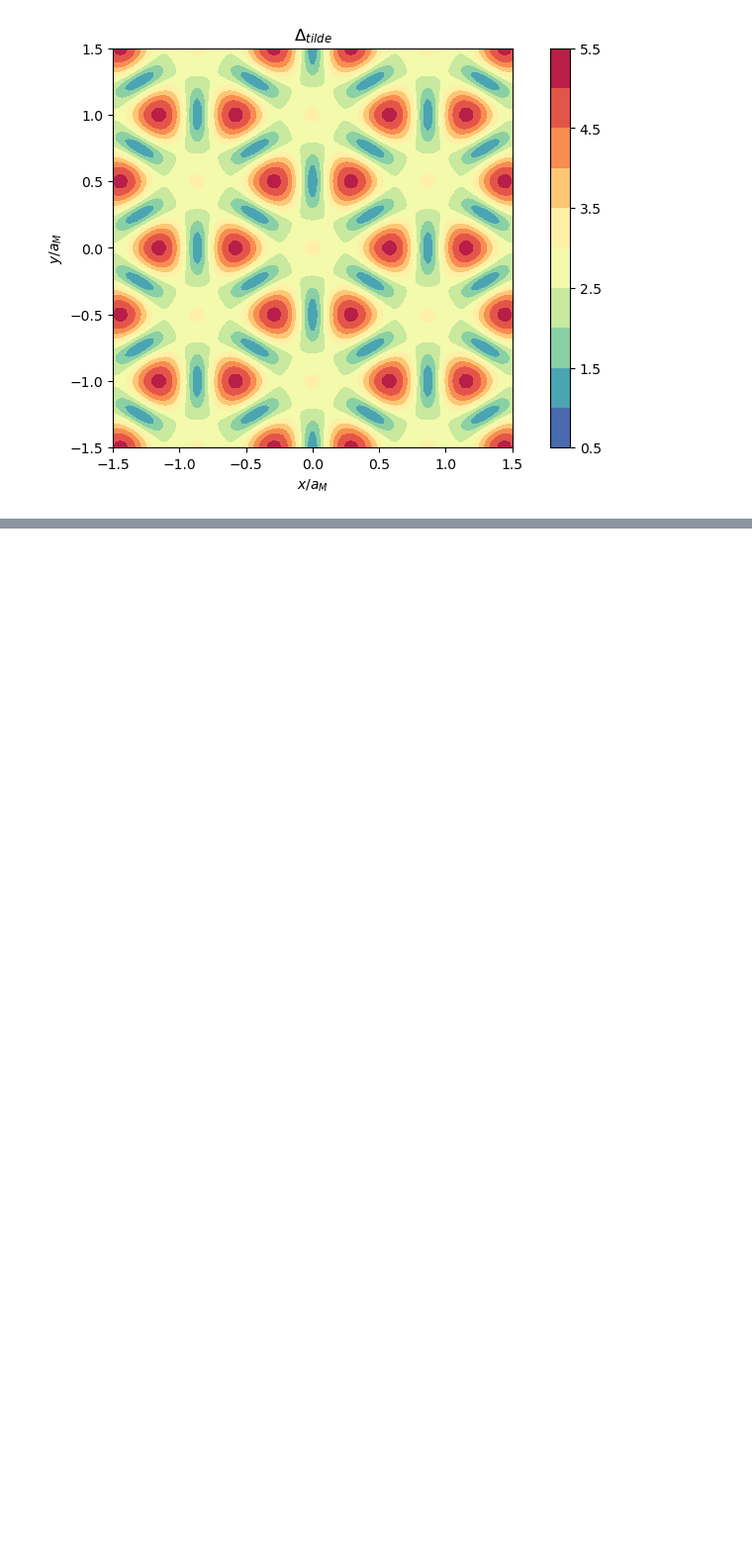
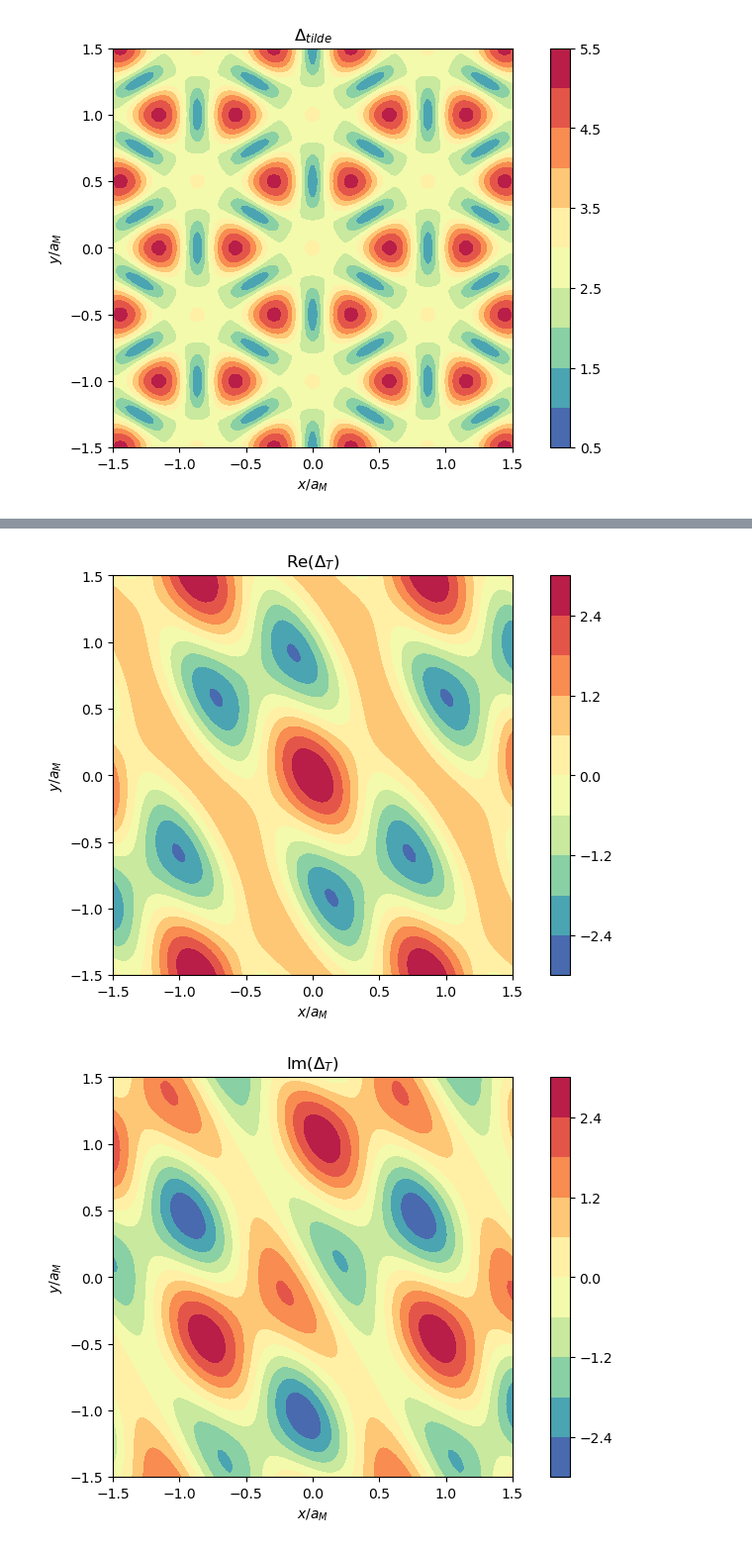
Before and after one commit to DaanTimmers/DT_Part_III_Project, a Jupyter notebook: Effective field plots.ipynb, the cells around one changed output, grey strips where cells are left out. Shown: that part at 99% size. Saved outputs shown, nothing was run; the diff lists cells and outputs as text; code cells hidden in the pictures; blank space fills up the shorter version.

```diff
--- a/Effective field plots.ipynb
+++ b/Effective field plots.ipynb
@@ -161,0 +188,34 @@ plt.show()
+# %%
+# Plots of \Delta_T: real part, imaginary part, magnitude
+fig, ax = plt.subplots(layout='constrained')
+
+ax.set_aspect('equal')
+ax.set_title('Re($\Delta_T$)')
+ax.set_xlabel('$x/a_M$')
+ax.set_ylabel('$y/a_M$')
+contours = ax.contourf(x, y, np.real(Del_T), levels=9, cmap='Spectral_r')
+cbar = fig.colorbar(contours)
+plt.show()
+
+fig, ax = plt.subplots(layout='constrained')
+
+ax.set_aspect('equal')
+ax.set_title('Im($\Delta_T$)')
+ax.set_xlabel('$x/a_M$')
+ax.set_ylabel('$y/a_M$')
+contours = ax.contourf(x, y, np.imag(Del_T), levels=9, cmap='Spectral_r')
+cbar = fig.colorbar(contours)
+plt.show()
+
+fig, ax = plt.subplots(layout='constrained')
+
+ax.set_aspect('equal')
+ax.set_title('|$\Delta_T$|')
+ax.set_xlabel('$x/a_M$')
+ax.set_ylabel('$y/a_M$')
+contours = ax.contourf(x, y, np.abs(Del_T), levels=9, cmap='Spectral_r')
+cbar = fig.colorbar(contours)
+plt.show()
+# %% [output]
+[figure, added]
+[figure, added]
```
Also changed, not shown: parts of 4 cells of this notebook.
